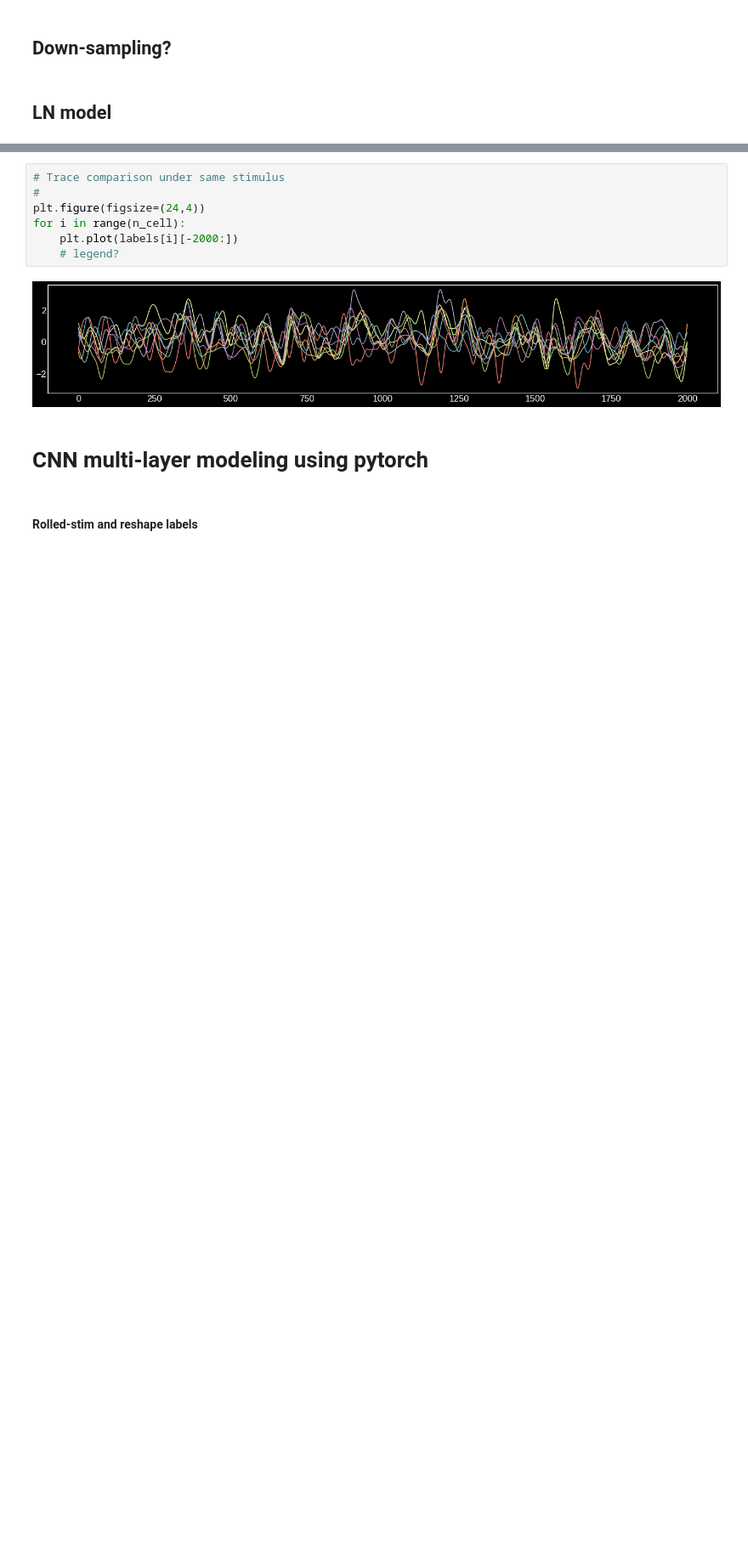
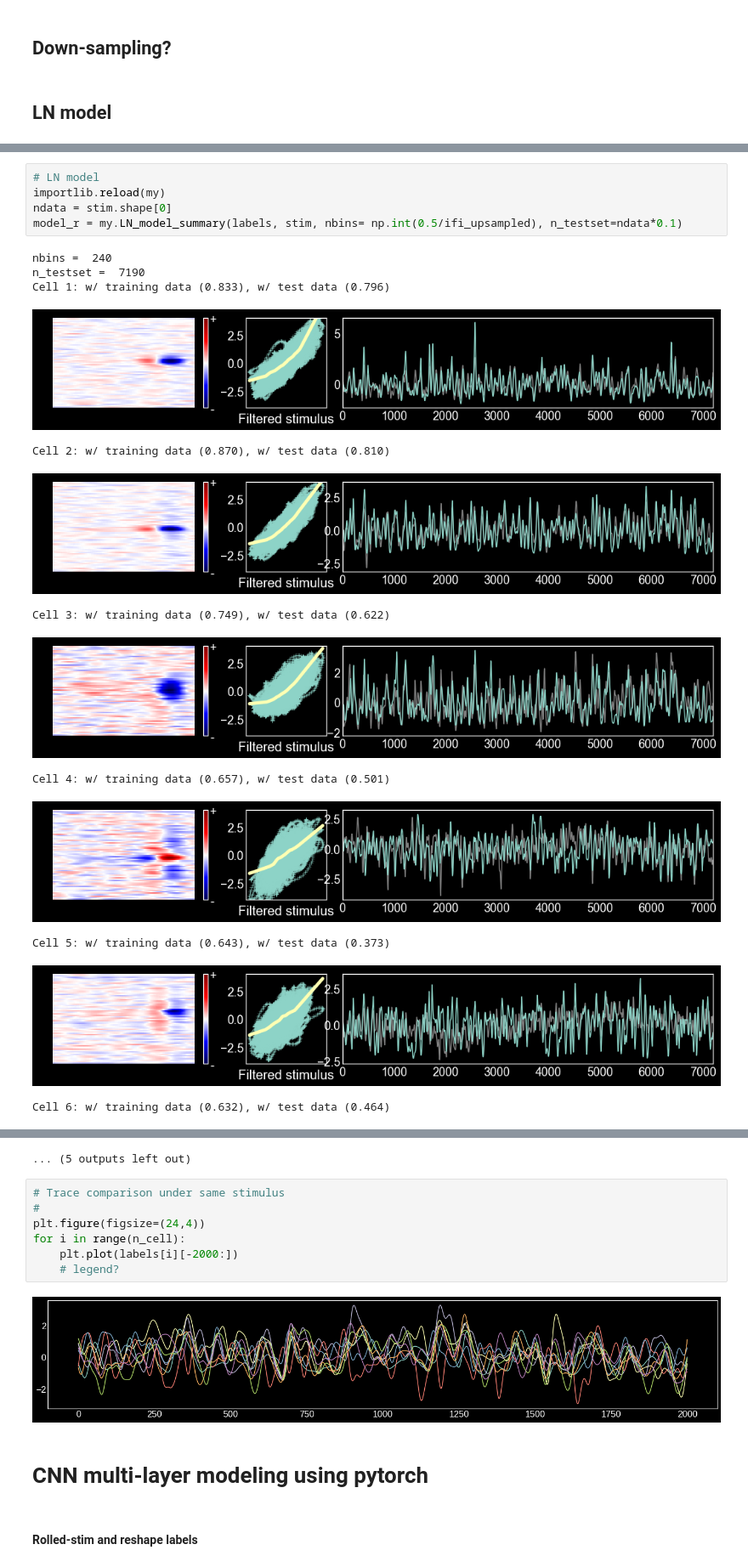
Before and after one commit to juyoungk/1d-whitenoise-models, a Jupyter notebook: models-2d.ipynb, the cells around one changed output, grey strips where cells are left out. Shown at 85% size. Drawn from its saved outputs; the diff is of its cells as text; blank space fills up the shorter version.

```diff
--- a/models-2d.ipynb
+++ b/models-2d.ipynb
@@ -269,0 +203,19 @@ Cell 6: w/ training data (0.839 and 0.830), w/ test data (0.814 and 0.811)
+# %%
+# LN model
+importlib.reload(my)
+ndata = stim.shape[0]
+model_r = my.LN_model_summary(labels, stim, nbins= np.int(0.5/ifi_upsampled), n_testset=ndata*0.1)
+# %% [output]
+nbins =  240
+n_testset =  7190
+Cell 1: w/ training data (0.833), w/ test data (0.796)
+[figure, added]
+Cell 2: w/ training data (0.870), w/ test data (0.810)
+[figure, added]
+Cell 3: w/ training data (0.749), w/ test data (0.622)
+[figure, added]
+Cell 4: w/ training data (0.657), w/ test data (0.501)
+[figure, added]
+Cell 5: w/ training data (0.643), w/ test data (0.373)
+[figure, added]
+Cell 6: w/ training data (0.632), w/ test data (0.464)
@@ -270,3 +223,4 @@ Cell 6: w/ training data (0.839 and 0.830), w/ test data (0.814 and 0.811)
+... (5 outputs left out)
 # %%
 # Trace comparison under same stimulus
 #
```
Also changed, not shown: parts of 10 cells of this notebook, 2 other files.
